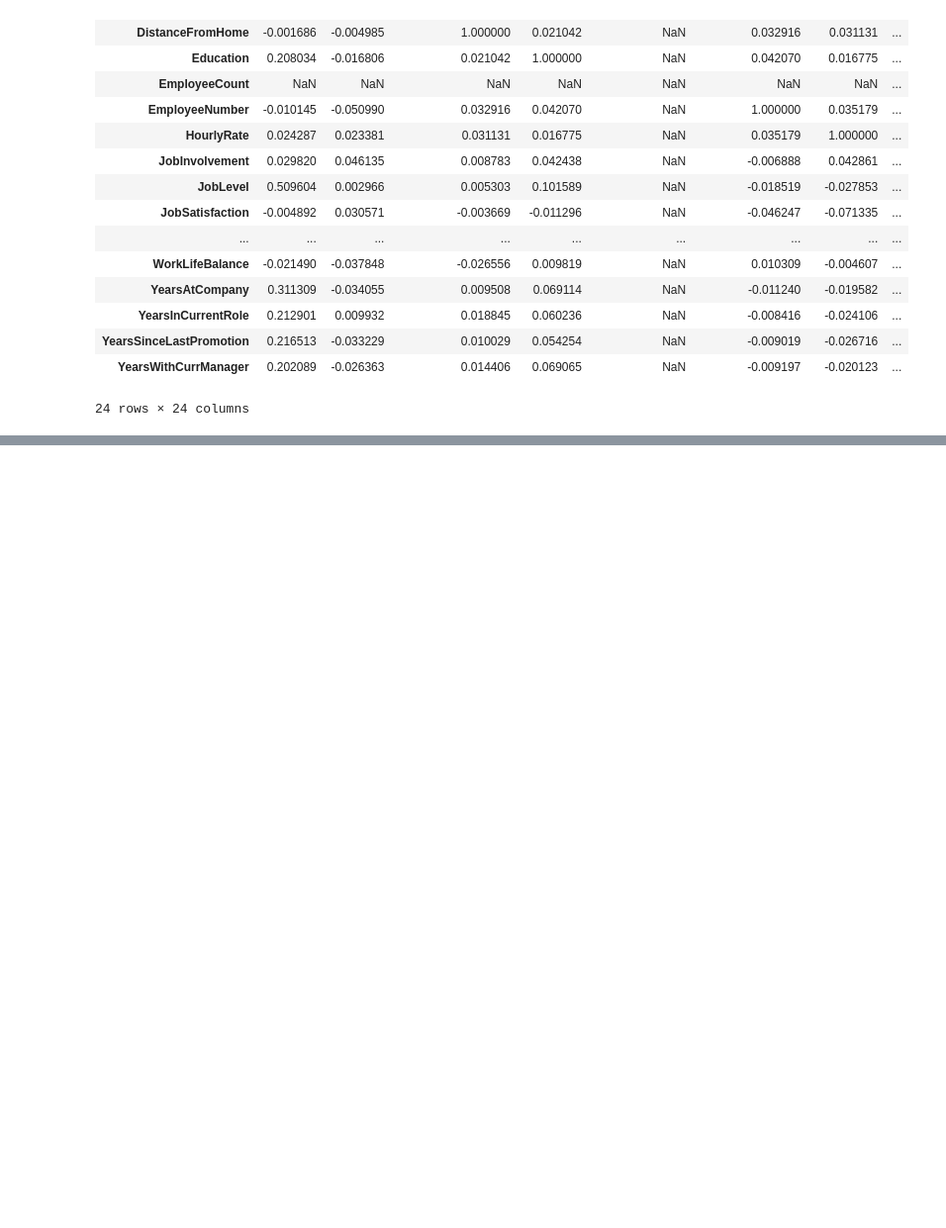
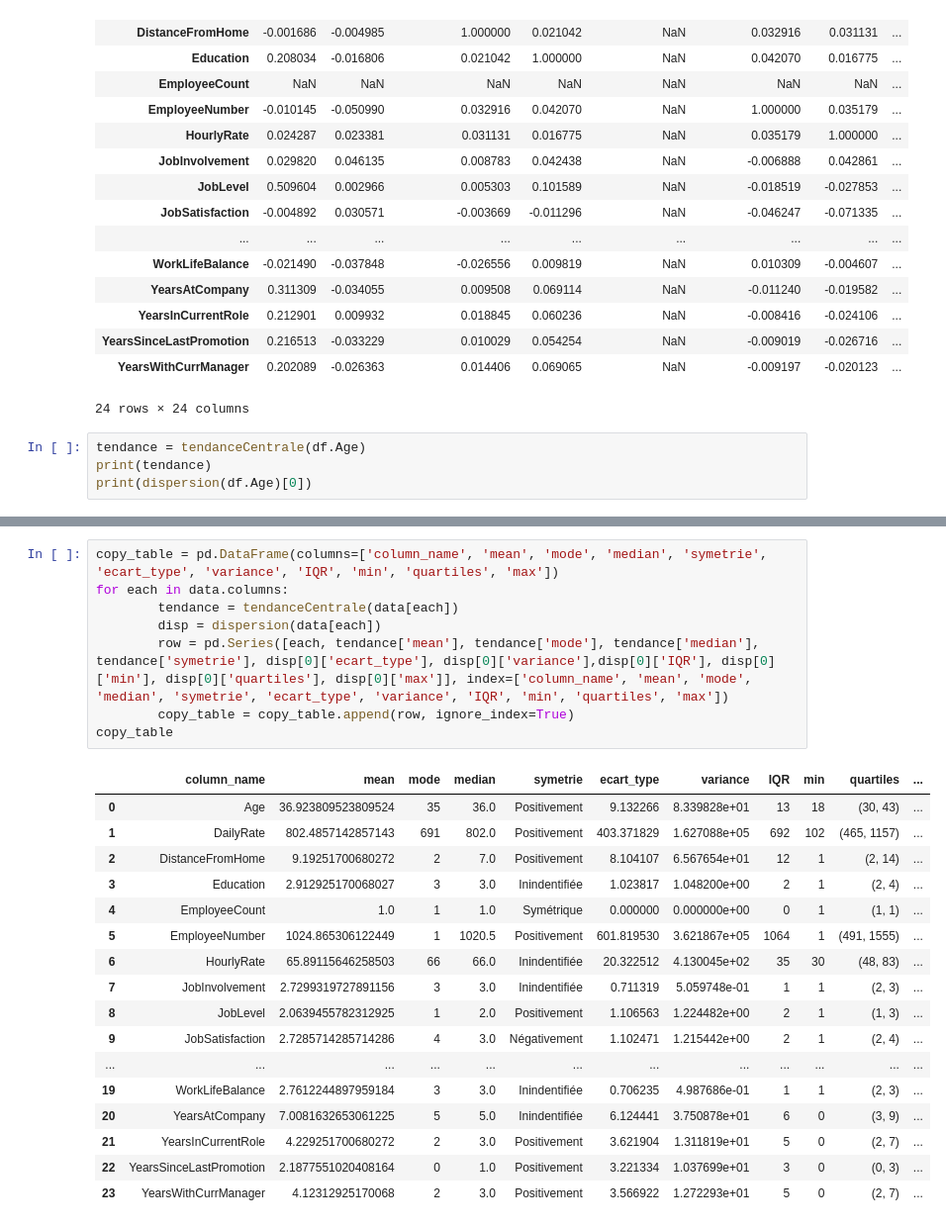
Before and after one commit to super-cinnamon/Projet_DM, a Jupyter notebook: projet.ipynb, the cells around one changed output, grey strips where cells are left out. Shown at 99% size. Saved outputs shown, nothing was run; the diff lists cells and outputs as text; blank space fills up the shorter version.

Commit message:
added the table

```diff
--- a/projet.ipynb
+++ b/projet.ipynb
@@ -387,3 +387,7 @@ df.corr()
 | YearsSinceLastPromotion | 0.216513 | -0.033229 | 0.010029 | 0.054254 | NaN | -0.009019 | -0.026716 | ... |
 | YearsWithCurrManager | 0.202089 | -0.026363 | 0.014406 | 0.069065 | NaN | -0.009197 | -0.020123 | ... |
 24 rows × 24 columns
+# %%
+tendance = tendanceCentrale(df.Age)
+print(tendance)
+print(dispersion(df.Age)[0])
@@ -389,0 +407,26 @@ df.corr()
+# %%
+copy_table = pd.DataFrame(columns=['column_name', 'mean', 'mode', 'median', 'symetrie', 'ecart_type', 'variance', 'IQR', 'min', 'quartiles', 'max'])
+for each in data.columns:
+        tendance = tendanceCentrale(data[each])
+        disp = dispersion(data[each])
+        row = pd.Series([each, tendance['mean'], tendance['mode'], tendance['median'], tendance['symetrie'], disp[0]['ecart_type'], disp[0]['variance'],disp[0]['IQR'], disp[0]['min'], disp[0]['quartiles'], disp[0]['max']], index=['column_name', 'mean', 'mode', 'median', 'symetrie', 'ecart_type', 'variance', 'IQR', 'min', 'quartiles', 'max'])
+        copy_table = copy_table.append(row, ignore_index=True)
+copy_table
+# %% [output]
+|  | column_name | mean | mode | median | symetrie | ecart_type | variance | IQR | min | quartiles | ... |
+| 0 | Age | 36.923809523809524 | 35 | 36.0 | Positivement | 9.132266 | 8.339828e+01 | 13 | 18 | (30, 43) | ... |
+| 1 | DailyRate | 802.4857142857143 | 691 | 802.0 | Positivement | 403.371829 | 1.627088e+05 | 692 | 102 | (465, 1157) | ... |
+| 2 | DistanceFromHome | 9.19251700680272 | 2 | 7.0 | Positivement | 8.104107 | 6.567654e+01 | 12 | 1 | (2, 14) | ... |
+| 3 | Education | 2.912925170068027 | 3 | 3.0 | Inindentifiée | 1.023817 | 1.048200e+00 | 2 | 1 | (2, 4) | ... |
+| 4 | EmployeeCount | 1.0 | 1 | 1.0 | Symétrique | 0.000000 | 0.000000e+00 | 0 | 1 | (1, 1) | ... |
+| 5 | EmployeeNumber | 1024.865306122449 | 1 | 1020.5 | Positivement | 601.819530 | 3.621867e+05 | 1064 | 1 | (491, 1555) | ... |
+| 6 | HourlyRate | 65.89115646258503 | 66 | 66.0 | Inindentifiée | 20.322512 | 4.130045e+02 | 35 | 30 | (48, 83) | ... |
+| 7 | JobInvolvement | 2.7299319727891156 | 3 | 3.0 | Inindentifiée | 0.711319 | 5.059748e-01 | 1 | 1 | (2, 3) | ... |
+| 8 | JobLevel | 2.0639455782312925 | 1 | 2.0 | Positivement | 1.106563 | 1.224482e+00 | 2 | 1 | (1, 3) | ... |
+| 9 | JobSatisfaction | 2.7285714285714286 | 4 | 3.0 | Négativement | 1.102471 | 1.215442e+00 | 2 | 1 | (2, 4) | ... |
+| ... | ... | ... | ... | ... | ... | ... | ... | ... | ... | ... | ... |
+| 19 | WorkLifeBalance | 2.7612244897959184 | 3 | 3.0 | Inindentifiée | 0.706235 | 4.987686e-01 | 1 | 1 | (2, 3) | ... |
+| 20 | YearsAtCompany | 7.0081632653061225 | 5 | 5.0 | Inindentifiée | 6.124441 | 3.750878e+01 | 6 | 0 | (3, 9) | ... |
+| 21 | YearsInCurrentRole | 4.229251700680272 | 2 | 3.0 | Positivement | 3.621904 | 1.311819e+01 | 5 | 0 | (2, 7) | ... |
+| 22 | YearsSinceLastPromotion | 2.1877551020408164 | 0 | 1.0 | Positivement | 3.221334 | 1.037699e+01 | 3 | 0 | (0, 3) | ... |
+| 23 | YearsWithCurrManager | 4.12312925170068 | 2 | 3.0 | Positivement | 3.566922 | 1.272293e+01 | 5 | 0 | (2, 7) | ... |
```
Also changed, not shown: parts of 1 cell of this notebook.
